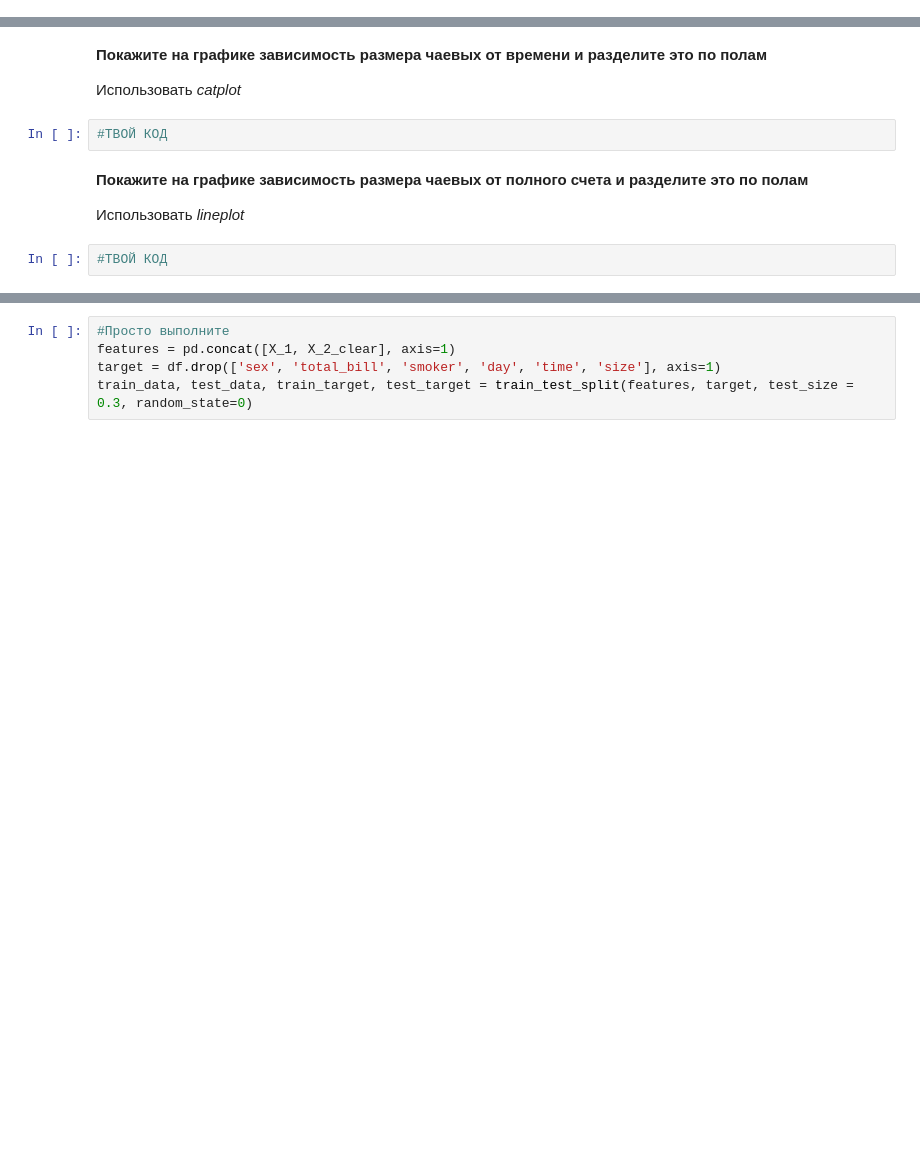
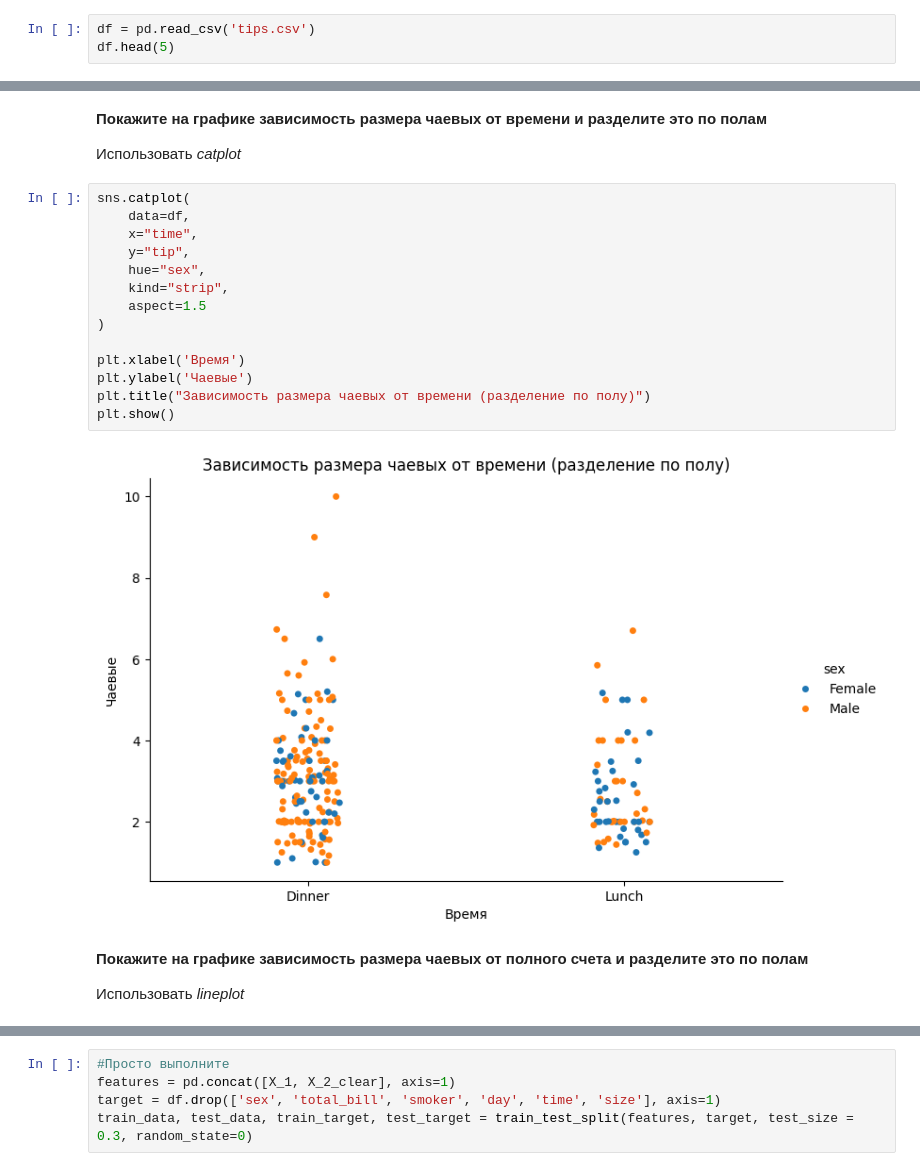
Before and after one commit to ttsypyshev/bmstu-iu5, a Jupyter notebook: 5 term/operational data analysis/lab 6/ЛР_Питон/Исправленное условие.ipynb, the cells around one changed output, grey strips where cells are left out. Drawn from its saved outputs; the diff is of its cells as text; blank space fills up the shorter version.

```diff
--- a/5 term/operational data analysis/lab 6/ЛР_Питон/Исправленное условие.ipynb
+++ b/5 term/operational data analysis/lab 6/ЛР_Питон/Исправленное условие.ipynb
@@ -86,0 +156,3 @@ __Считайте данные и выведете первые 5 строк д
+# %%
+df = pd.read_csv('tips.csv')
+df.head(5)
@@ -88,11 +167,23 @@ __Считайте данные и выведете первые 5 строк д
 __Покажите на графике зависимость размера чаевых от времени и разделите это по полам__
 
 Использовать _catplot_
-# %%
-#ТВОЙ КОД
+# %%
+sns.catplot(
+    data=df,
+    x="time",
+    y="tip",
+    hue="sex",
+    kind="strip",
+    aspect=1.5
+)
+
+plt.xlabel('Время')
+plt.ylabel('Чаевые')
+plt.title("Зависимость размера чаевых от времени (разделение по полу)")
+plt.show()
+# %% [output]
+[figure, added]
 # %% [markdown]
 __Покажите на графике зависимость размера чаевых от полного счета и разделите это по полам__
 
 Использовать _lineplot_
-# %%
-#ТВОЙ КОД
```
Also changed, not shown: parts of 28 cells of this notebook, 8 other files.
